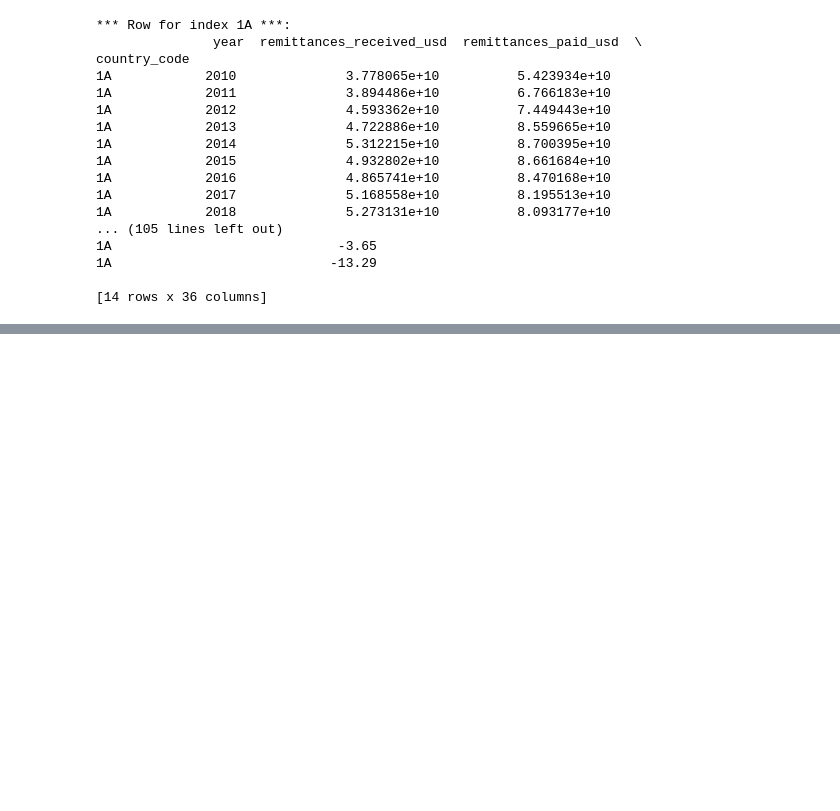
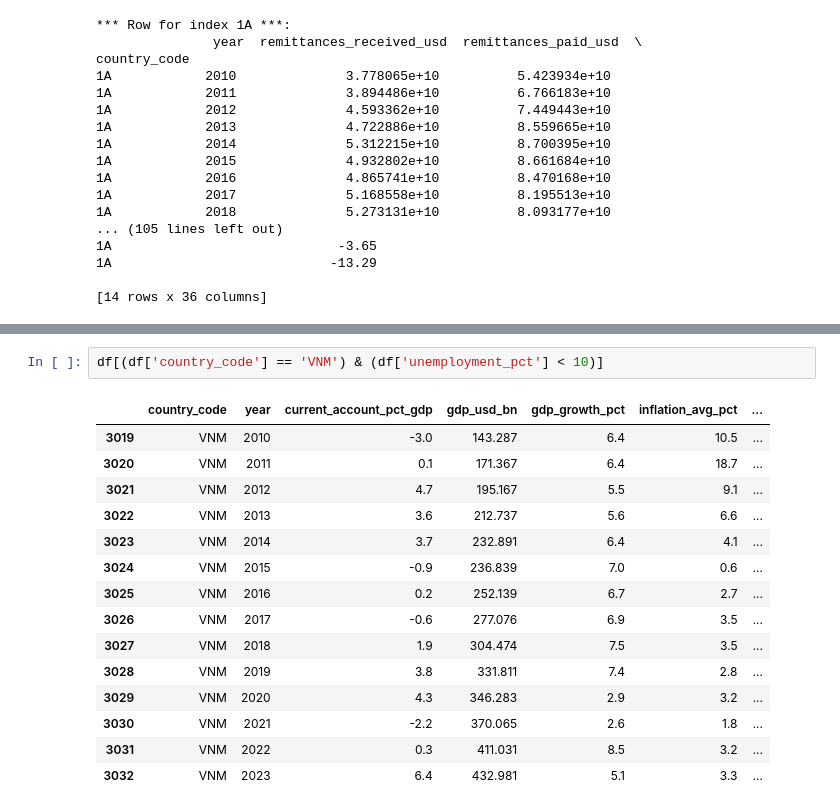
Before and after one commit to elmago07/AI-ML-Learnings, a Jupyter notebook: pandas_learnings.ipynb, the cells around one changed output, grey strips where cells are left out. Drawn from its saved outputs; the diff is of its cells as text; blank space fills up the shorter version.

```diff
--- a/pandas_learnings.ipynb
+++ b/pandas_learnings.ipynb
@@ -337,0 +401,18 @@ country_code
+# %%
+df[(df['country_code'] == 'VNM') & (df['unemployment_pct'] < 10)]
+# %% [output]
+|  | country_code | year | current_account_pct_gdp | gdp_usd_bn | gdp_growth_pct | inflation_avg_pct | ... |
+| 3019 | VNM | 2010 | -3.0 | 143.287 | 6.4 | 10.5 | ... |
+| 3020 | VNM | 2011 | 0.1 | 171.367 | 6.4 | 18.7 | ... |
+| 3021 | VNM | 2012 | 4.7 | 195.167 | 5.5 | 9.1 | ... |
+| 3022 | VNM | 2013 | 3.6 | 212.737 | 5.6 | 6.6 | ... |
+| 3023 | VNM | 2014 | 3.7 | 232.891 | 6.4 | 4.1 | ... |
+| 3024 | VNM | 2015 | -0.9 | 236.839 | 7.0 | 0.6 | ... |
+| 3025 | VNM | 2016 | 0.2 | 252.139 | 6.7 | 2.7 | ... |
+| 3026 | VNM | 2017 | -0.6 | 277.076 | 6.9 | 3.5 | ... |
+| 3027 | VNM | 2018 | 1.9 | 304.474 | 7.5 | 3.5 | ... |
+| 3028 | VNM | 2019 | 3.8 | 331.811 | 7.4 | 2.8 | ... |
+| 3029 | VNM | 2020 | 4.3 | 346.283 | 2.9 | 3.2 | ... |
+| 3030 | VNM | 2021 | -2.2 | 370.065 | 2.6 | 1.8 | ... |
+| 3031 | VNM | 2022 | 0.3 | 411.031 | 8.5 | 3.2 | ... |
+| 3032 | VNM | 2023 | 6.4 | 432.981 | 5.1 | 3.3 | ... |
```
Also changed, not shown: parts of 4 cells of this notebook.
